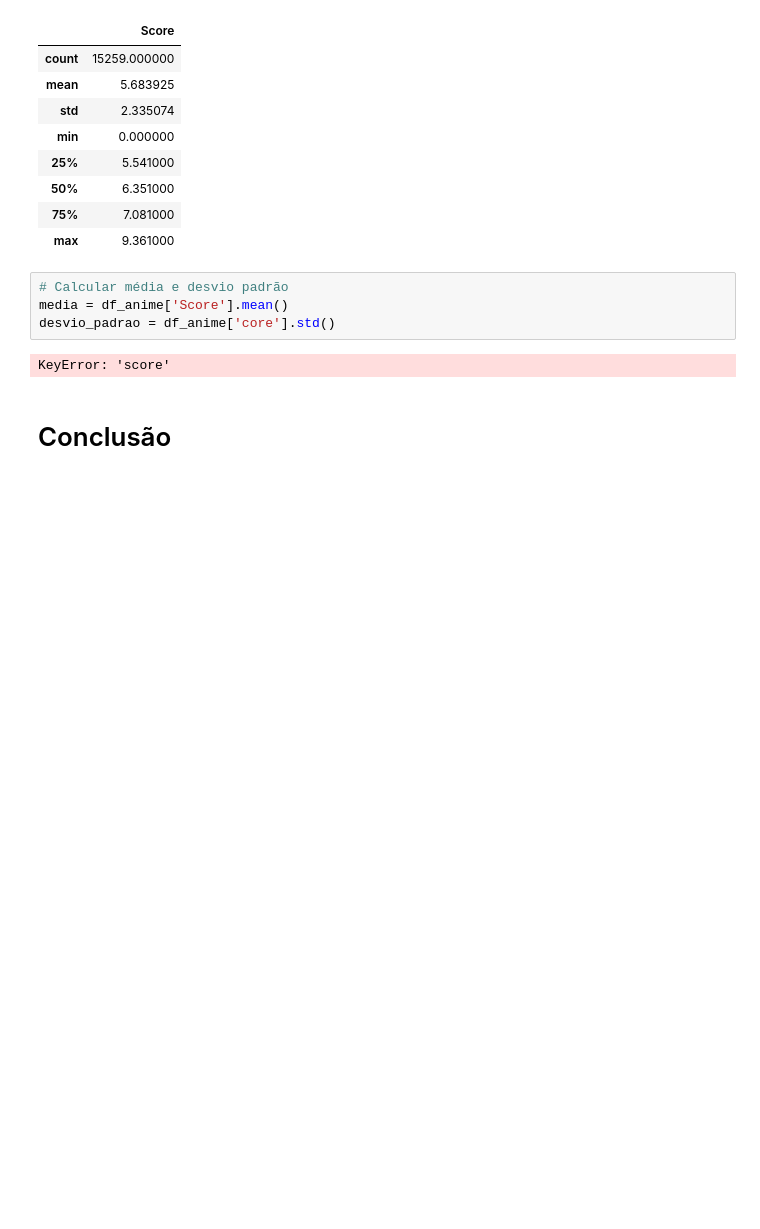
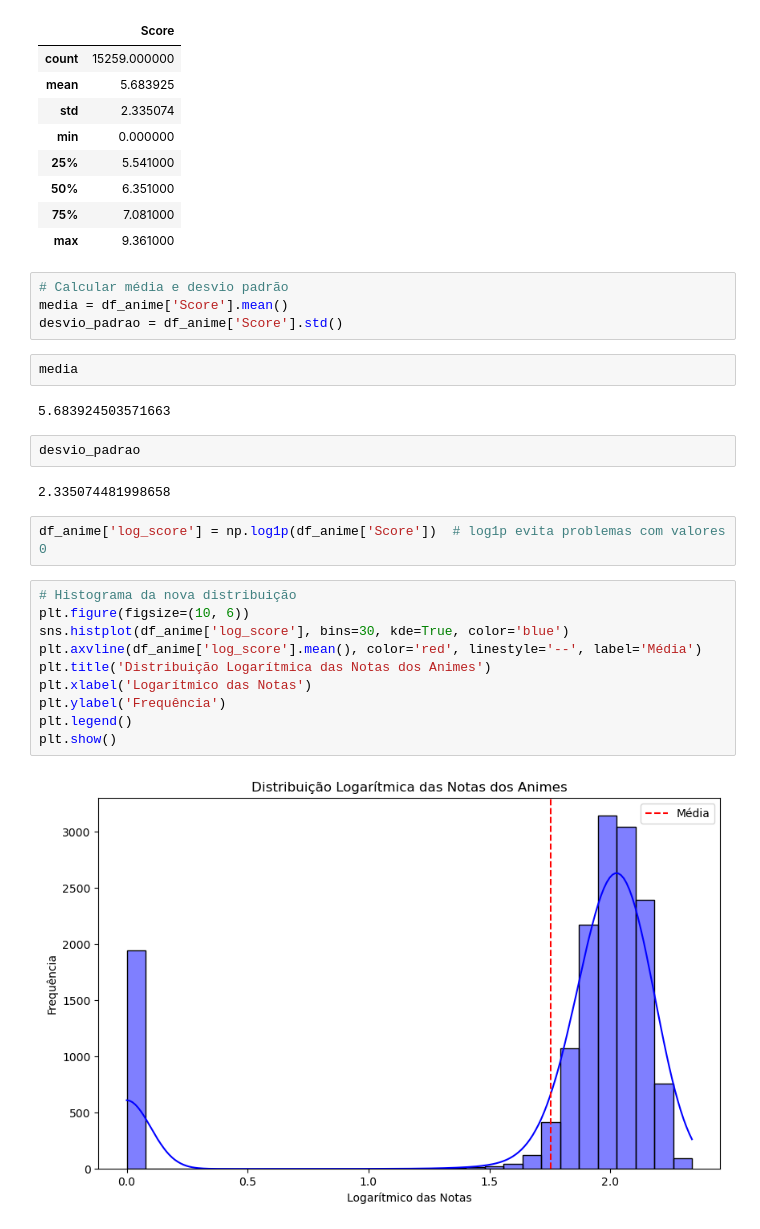
Before and after one commit to BrunoMatheus96/ProjetoBMSL-Boa_Avalicao_de_Anime, a Jupyter notebook: Avalicao_de_Animes.ipynb, the cells around one changed output. Cells and saved outputs as stored; diff of their text form; blank space fills up the shorter version.

```diff
--- a/Avalicao_de_Animes.ipynb
+++ b/Avalicao_de_Animes.ipynb
@@ -172,8 +175,26 @@ df_anime.describe()
 # %%
 # Calcular média e desvio padrão
 media = df_anime['Score'].mean()
-desvio_padrao = df_anime['core'].std()
+desvio_padrao = df_anime['Score'].std()
-# %% [output]
-KeyError: 'score'
-# %% [markdown]
-# Conclusão
+# %%
+media
+# %% [output]
+5.683924503571663
+# %%
+desvio_padrao
+# %% [output]
+2.335074481998658
+# %%
+df_anime['log_score'] = np.log1p(df_anime['Score'])  # log1p evita problemas com valores 0
+# %%
+# Histograma da nova distribuição
+plt.figure(figsize=(10, 6))
+sns.histplot(df_anime['log_score'], bins=30, kde=True, color='blue')
+plt.axvline(df_anime['log_score'].mean(), color='red', linestyle='--', label='Média')
+plt.title('Distribuição Logarítmica das Notas dos Animes')
+plt.xlabel('Logarítmico das Notas')
+plt.ylabel('Frequência')
+plt.legend()
+plt.show()
+# %% [output]
+[figure, added]
```
Also changed, not shown: parts of 9 cells of this notebook.
